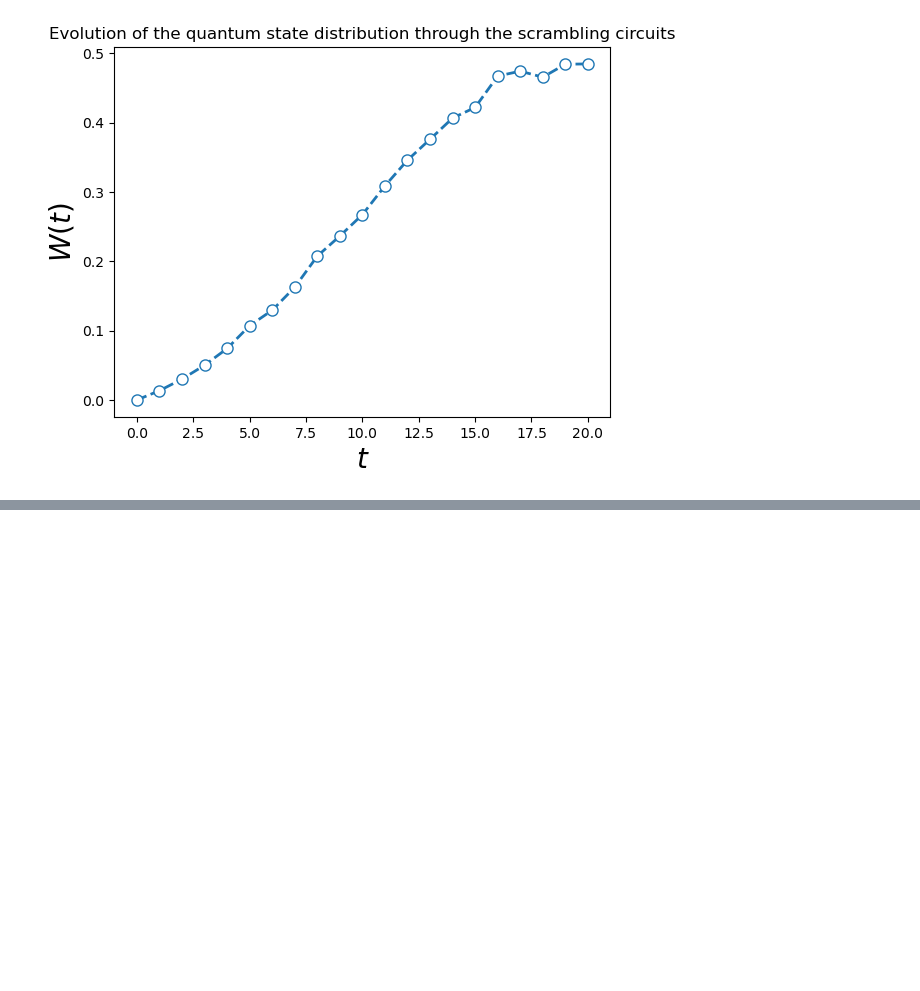
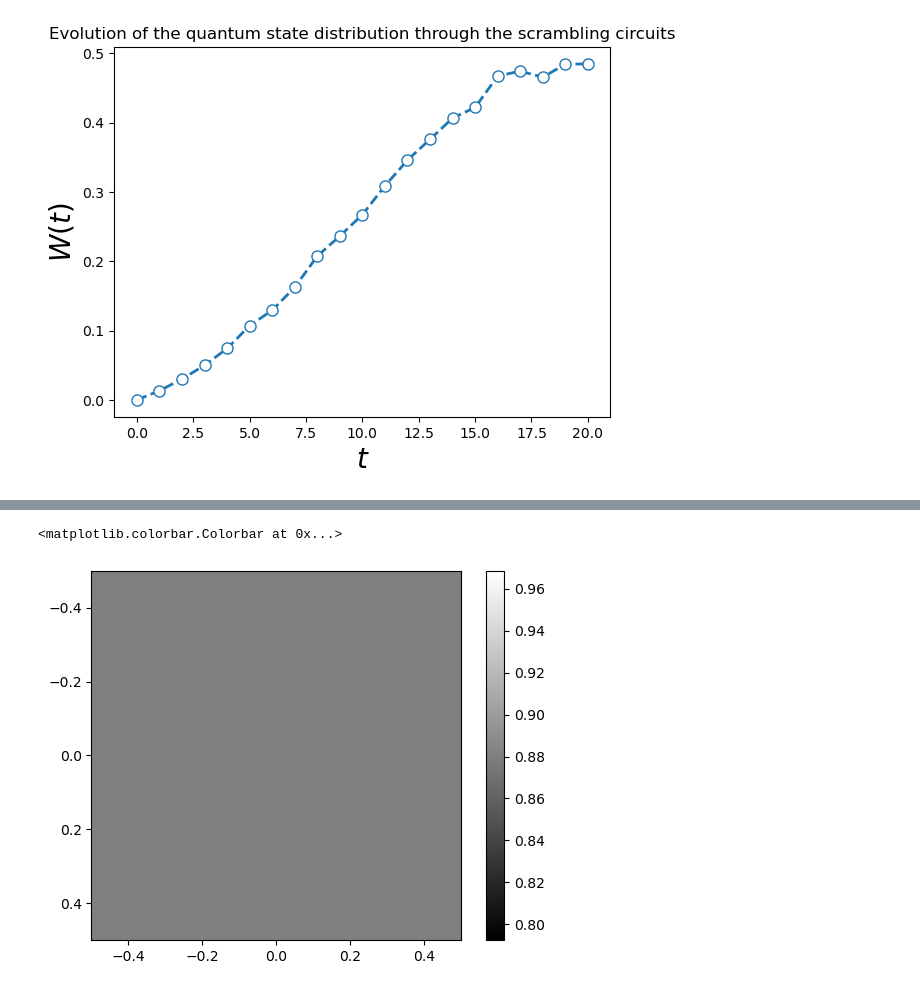
Before and after one commit to alapena/QuantGenMdl, a Jupyter notebook: visualize_noising.ipynb, the cells around one changed output, grey strips where cells are left out. Drawn from its saved outputs; the diff is of its cells as text; code cells hidden in the pictures; blank space fills up the shorter version.

```diff
--- a/visualize_noising.ipynb
+++ b/visualize_noising.ipynb
@@ -76,0 +121,6 @@ Text(0.5, 1.0, 'Evolution of the quantum state distribution through the scrambli
+# %%
+plt.imshow(probs_list[-1], cmap='gray')
+plt.colorbar()
+# %% [output]
+<matplotlib.colorbar.Colorbar at 0x...>
+[figure, added]
```
Also changed, not shown: parts of 4 cells of this notebook, 4 other files.
